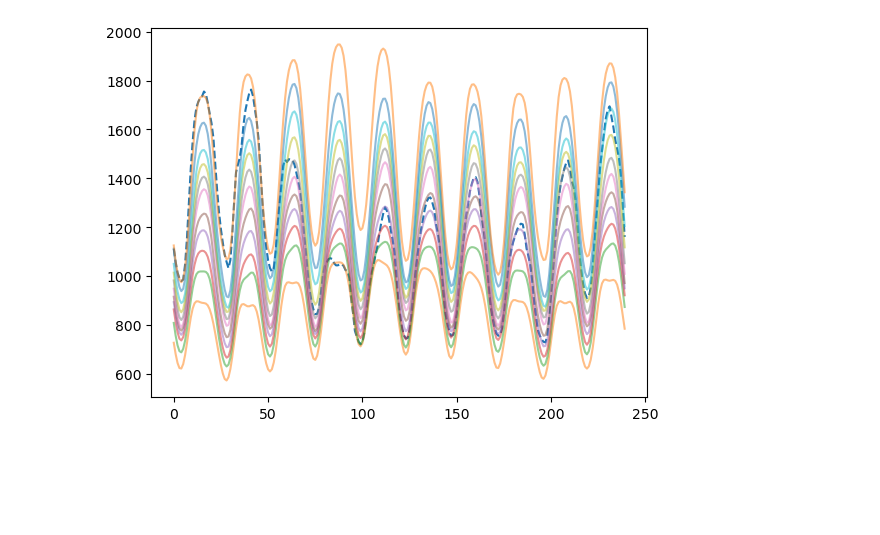
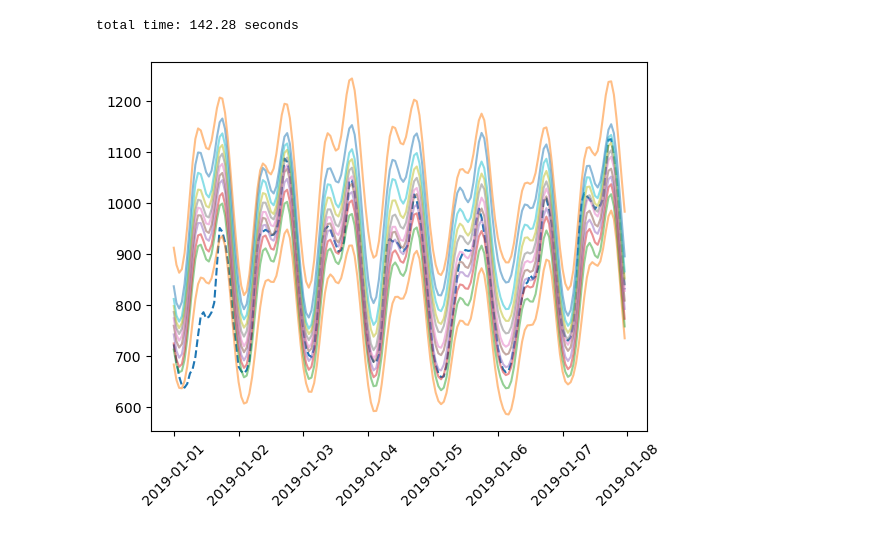
Before and after one commit to cvxgrp/spcqe, a Jupyter notebook: notebooks/basic_example.ipynb, the cells around one changed output. Cells and saved outputs as stored; diff of their text form; code cells hidden in the pictures; blank space fills up the shorter version.

```diff
--- a/notebooks/basic_example.ipynb
+++ b/notebooks/basic_example.ipynb
@@ -23,25 +26,11 @@ def process_excel_file(file_name, year):
     # Assign your new time index to your dataframe
     df.index = time_index
 
-    # Convert columns to numpy arrays
-    y1 = df['RT_Demand'].to_numpy()
-    y2 = df['Dry_Bulb'].to_numpy()
-    y3 = df['RT_LMP'].to_numpy()
-
-    return y1, y2, y3
+    return df
 
 years = [2019, 2020, 2021, 2022]
+paths = [Path() / 'fixtures' / f'{year}_smd_hourly.xlsx' for year in years]
+df_list = [process_excel_file(path, year) for (path, year) in zip(paths, years)]
 
-y1_list, y2_list, y3_list = [], [], []
-
-for year in years:
-    file_name =  Path() / 'fixtures' / f'{year}_smd_hourly.xlsx'  # Assuming your file name format
-    y1, y2, y3 = process_excel_file(file_name, year)
-    y1_list.append(y1)
-    y2_list.append(y2)
-    y3_list.append(y3)
-
-# Stack the arrays in each list column-wise
-y1 = np.hstack(y1_list)
-y2 = np.hstack(y2_list)
-y3 = np.hstack(y3_list)
+df = pd.concat(df_list)
+df
@@ -48,9 +51,10 @@ y3 = np.hstack(y3_list)
 # %%
-percentiles = [2,10,20,30,40,50,60,70,80,90,98]
+y1 = df['RT_Demand']
 P1 = int(365*24)
 P2 = int(7*24)
 P3 = int(24)
 K = 3
 l = 0.1
-Quantiles = fit_quantiles3(y1, K, P1, P2, P3, l, percentiles)
+spq = SmoothPeriodicQuantiles(K, [P1, P2, P3], weight=l)
+spq
 # %% [output]
@@ -84,6 +63,0 @@ plt.plot(Quantiles[24 * ix:24 * (ix + 10), :], alpha=0.5);
-# %%
-ix = 200
-plt.plot(y1[24 * ix:24 * (ix + 10)], ls='--')
-plt.plot(Quantiles[24 * ix:24 * (ix + 10), :], alpha=0.5);
-# %% [output]
-[figure, removed]
@@ -91,0 +64,14 @@ np.savetxt('quantiles_saved.txt', Quantiles)
+# %%
+spq.fit(y1)
+print(f"total time: {spq.fit_time:.2f} seconds")
+# %% [output]
+total time: 142.28 seconds
+# %%
+ix = 0
+slc = np.s_[24 * ix:24 * (ix + 7)]
+xs = df.index[slc]
+plt.plot(xs, y1[slc], ls='--')
+plt.plot(xs, spq.fit_quantiles[slc, :], alpha=0.5)
+plt.xticks(rotation=45);
+# %% [output]
+[figure, added]
```
Also changed, not shown: parts of 8 cells of this notebook, 8 other files.
